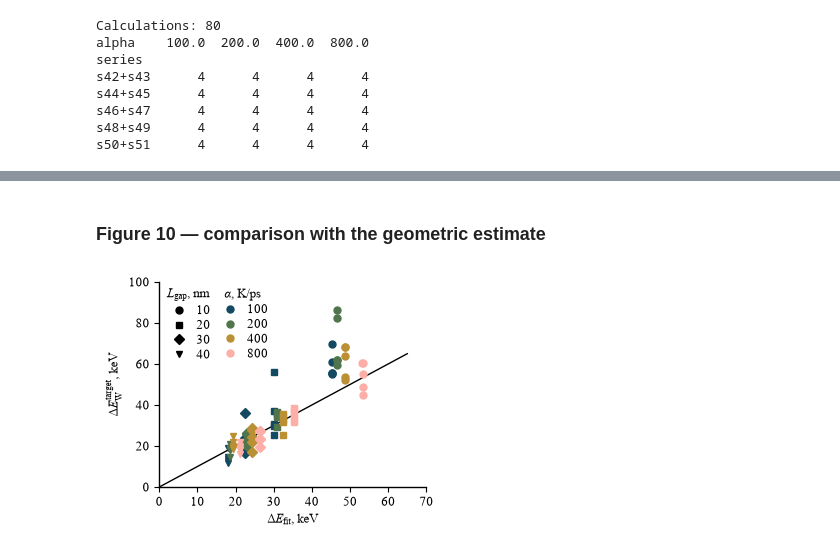
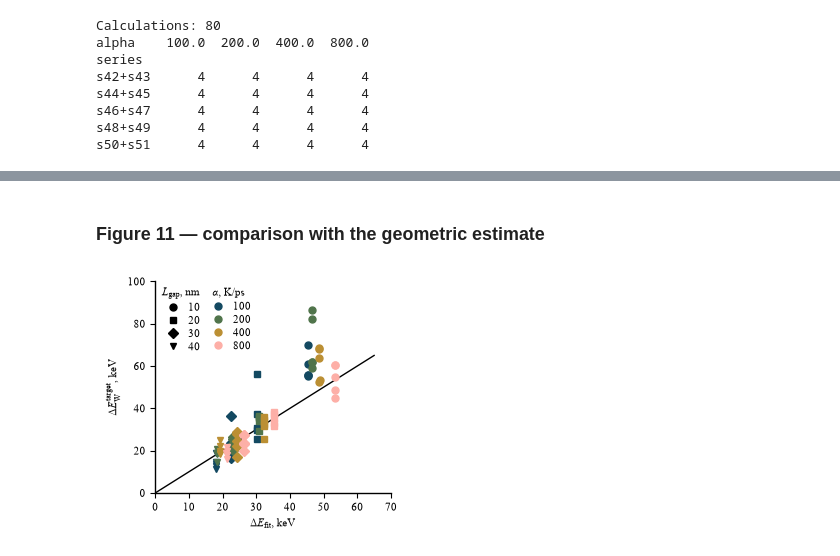
Before and after one commit to KulaginVladimir/W-fiber-thermal-stability, a Jupyter notebook: postprocessing/04_two_fiber.ipynb, the cells around one changed output, grey strips where cells are left out. Cells and saved outputs as stored; diff of their text form; code cells hidden in the pictures.

```diff
--- a/postprocessing/04_two_fiber.ipynb
+++ b/postprocessing/04_two_fiber.ipynb
@@ -24,12 +24,12 @@ mpl.rcParams.update(
         "mathtext.bf": "Times New Roman:bold",
         "mathtext.sf": "Times New Roman",
         "mathtext.fallback": "stix",
-        "font.size": 9,
-        "axes.labelsize": 9,
-        "axes.titlesize": 9,
-        "legend.fontsize": 9,
-        "xtick.labelsize": 9,
-        "ytick.labelsize": 9,
+        "font.size": 8,
+        "axes.labelsize": 8,
+        "axes.titlesize": 8,
+        "legend.fontsize": 8,
+        "xtick.labelsize": 8,
+        "ytick.labelsize": 8,
         "axes.linewidth": 1.0,
         "axes.spines.top": False,
         "axes.spines.right": False,
@@ -58,7 +58,13 @@ if not root.is_dir():
 pp = Path("pp_data")
 pp.mkdir(exist_ok=True)
 series = {
-    f"s{s}+s{s + 1}": sorted(root.glob(f"gap*_s{s}s{s + 1}/alpha_*"))
+    f"s{s}+s{s + 1}": sorted(
+        path
+        for path in root.glob(f"gap*_s{s}s{s + 1}/alpha_*")
+        if path.is_dir()
+        and re.fullmatch(rf"gap\d+_s{s}s{s + 1}", path.parent.name)
+        and re.fullmatch(r"alpha_\d+(?:\.\d+)?", path.name)
+    )
     for s in range(42, 52, 2)
 }
 
@@ -233,5 +318,5 @@ Mean fitted scale = 45.565 K/keV
 # %% [markdown]
-### Figure 10 — comparison with the geometric estimate
+### Figure 11 — comparison with the geometric estimate
 # %%
 markers = {
     10: "o",
@@ -240,7 +325,7 @@ markers = {
     40: "v",
 }
 
-fig_energy, ax = plt.subplots(figsize=(90 * MM, 70 * MM))
+fig_energy, ax = plt.subplots(figsize=(80 * MM, 70 * MM))
 
 for r in main.itertuples():
     ax.plot(
@@ -272,31 +357,31 @@ alpha_handles = [
 gap_handles = [
     Line2D([], [], marker=markers[g], ls="", color="0", ms=5, label=str(g))
     for g in markers
 ]
 
 leg = ax.legend(
     handles=alpha_handles,
     title=r"$\alpha$, K/ps",
     loc="upper left",
     bbox_to_anchor=(0.20, 0.99),
     borderaxespad=0,
     labelspacing=0.25,
     handletextpad=0.35,
 )
 ax.add_artist(leg)
 
 ax.legend(
     handles=gap_handles,
     title=r"$L_{\mathrm{gap}}$, nm",
     loc="upper left",
     bbox_to_anchor=(0.01, 0.99),
     borderaxespad=0,
     labelspacing=0.25,
     handletextpad=0.35,
 )
 
 fig_energy.tight_layout()
 plt.show()
 fig_energy.savefig(out_folder / "two_fiber_energy_comparison.pdf", pad_inches=0.05)
 # %% [output]
-[figure, old version]
+[figure, new version]
```
Also changed, not shown: parts of 3 cells of this notebook, 56 other files.
